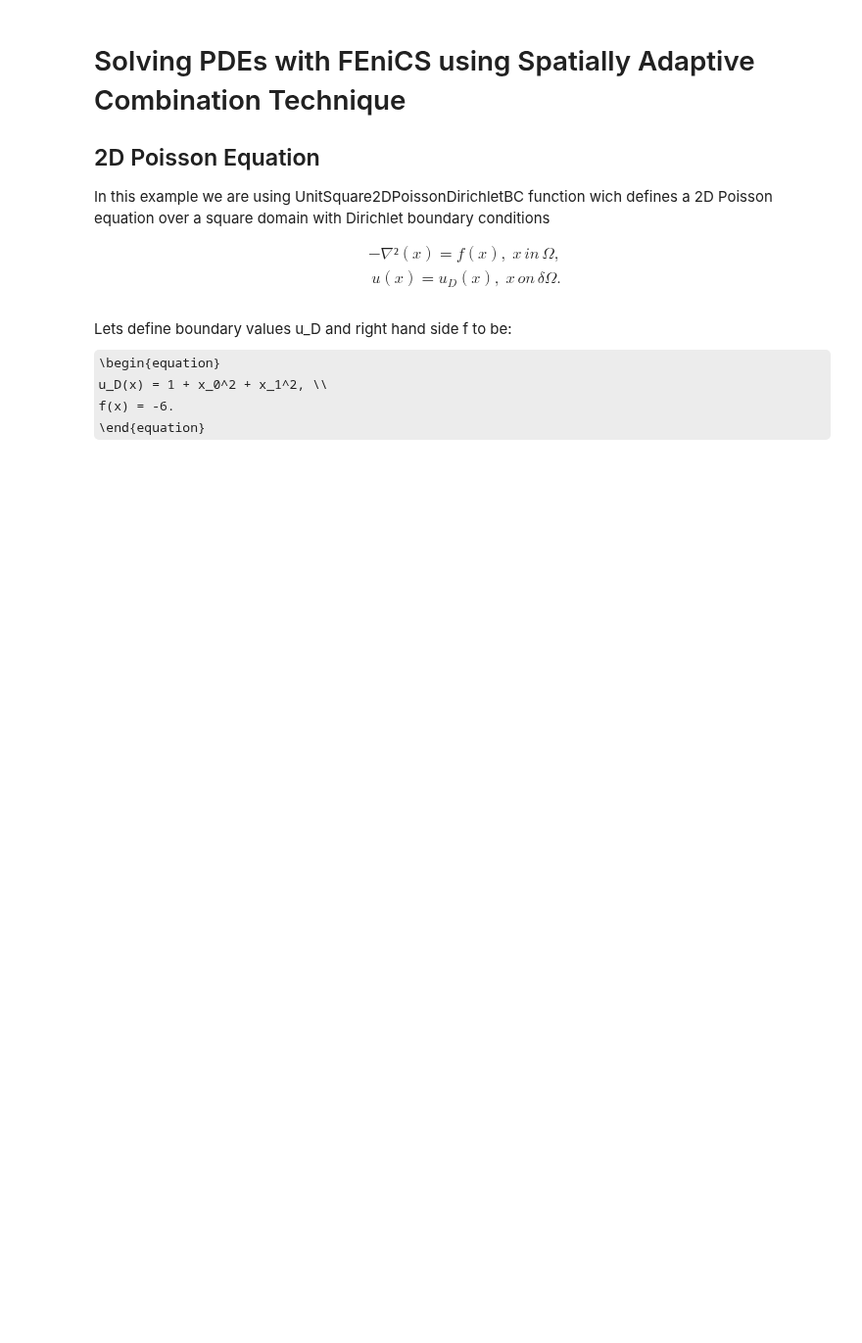
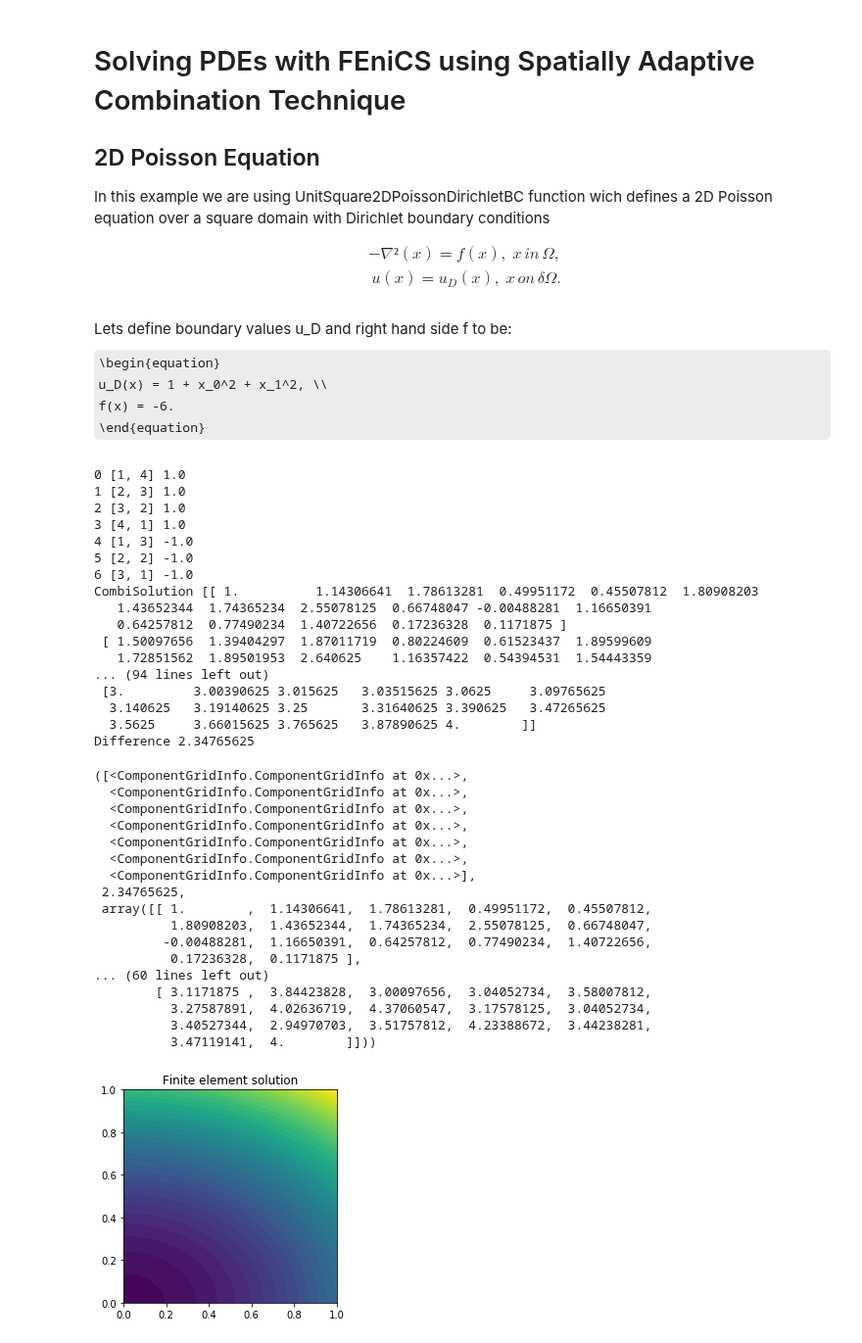
Before and after one commit to obersteiner/sparseSpACE, a Jupyter notebook: ipynb/PDE_Tutorial.ipynb, the cells around one changed output. Shown at 98% size. Saved outputs shown, nothing was run; the diff lists cells and outputs as text; code cells hidden in the pictures; some formulas as TeX source; blank space fills up the shorter version.

Commit message:
COmbination Technique is finally working, except it's not considering the results, got rid of DummyGridArbitryDim, added test case for combination technique in test_PDE

```diff
--- a/ipynb/PDE_Tutorial.ipynb
+++ b/ipynb/PDE_Tutorial.ipynb
@@ -32,18 +32,64 @@ Lets define boundary values u_D and right hand side f to be:
   f(x) = -6.
  \end{equation}
 # %%
+import numpy as np
+
 dim = 2
+a = np.zeros(dim)
+b = np.ones(dim)
+grid = GlobalGrid(a=a, b=b, boundary=True)
+
+minimum_level = 1
+maximum_level = 4
+n = (2**maximum_level)*np.ones(dim, dtype=int)
+
 poisson2D = Poisson('-6.0', 1, '1 + x[0]*x[0] + 2*x[1]*x[1]', 2, '1 + x[0]*x[0] + 2*x[1]*x[1]', 2)
-grid
+poisson2D.solve(n)
+reference_solution = poisson2D.get_vertex_values()
+poisson2D.plot_solution()
 
-operation = PDE_Solve(f=poisson2D, dim=dim, grid=grid)
+operation = PDE_Solve(solver=poisson2D, maxlv=tuple(maximum_level*np.ones(dim, dtype=int)), grid=grid, reference_solution=reference_solution)
 combiObject = StandardCombi(a, b, operation=operation)
 
 # Solve PDE using standard Combination Technique
-minimum_level = 1
-maximum_level = 4
-combiObject.perform_operation(minimum_level, maximum_level, poisson2D)
+combiObject.perform_operation(minimum_level, maximum_level)
+# combiObject.plot()
 
 # Results
-combiObject.print_resulting_combi_scheme(markersize=5)
-combiObject.print_resulting_sparsegrid(markersize=10)
+# combiObject.print_resulting_combi_scheme(markersize=5)
+# %% [output]
+0 [1, 4] 1.0
+1 [2, 3] 1.0
+2 [3, 2] 1.0
+3 [4, 1] 1.0
+4 [1, 3] -1.0
+5 [2, 2] -1.0
+6 [3, 1] -1.0
+CombiSolution [[ 1.          1.14306641  1.78613281  0.49951172  0.45507812  1.80908203
+   1.43652344  1.74365234  2.55078125  0.66748047 -0.00488281  1.16650391
+   0.64257812  0.77490234  1.40722656  0.17236328  0.1171875 ]
+ [ 1.50097656  1.39404297  1.87011719  0.80224609  0.61523437  1.89599609
+   1.72851562  1.89501953  2.640625    1.16357422  0.54394531  1.54443359
+... (94 lines left out)
+ [3.         3.00390625 3.015625   3.03515625 3.0625     3.09765625
+  3.140625   3.19140625 3.25       3.31640625 3.390625   3.47265625
+  3.5625     3.66015625 3.765625   3.87890625 4.        ]]
+Difference 2.34765625
+([<ComponentGridInfo.ComponentGridInfo at 0x...>,
+  <ComponentGridInfo.ComponentGridInfo at 0x...>,
+  <ComponentGridInfo.ComponentGridInfo at 0x...>,
+  <ComponentGridInfo.ComponentGridInfo at 0x...>,
+  <ComponentGridInfo.ComponentGridInfo at 0x...>,
+  <ComponentGridInfo.ComponentGridInfo at 0x...>,
+  <ComponentGridInfo.ComponentGridInfo at 0x...>],
+ 2.34765625,
+ array([[ 1.        ,  1.14306641,  1.78613281,  0.49951172,  0.45507812,
+          1.80908203,  1.43652344,  1.74365234,  2.55078125,  0.66748047,
+         -0.00488281,  1.16650391,  0.64257812,  0.77490234,  1.40722656,
+          0.17236328,  0.1171875 ],
+... (60 lines left out)
+        [ 3.1171875 ,  3.84423828,  3.00097656,  3.04052734,  3.58007812,
+          3.27587891,  4.02636719,  4.37060547,  3.17578125,  3.04052734,
+          3.40527344,  2.94970703,  3.51757812,  4.23388672,  3.44238281,
+          3.47119141,  4.        ]]))
+[figure, added]
```
Also changed, not shown: parts of 1 cell of this notebook, 5 other files.
